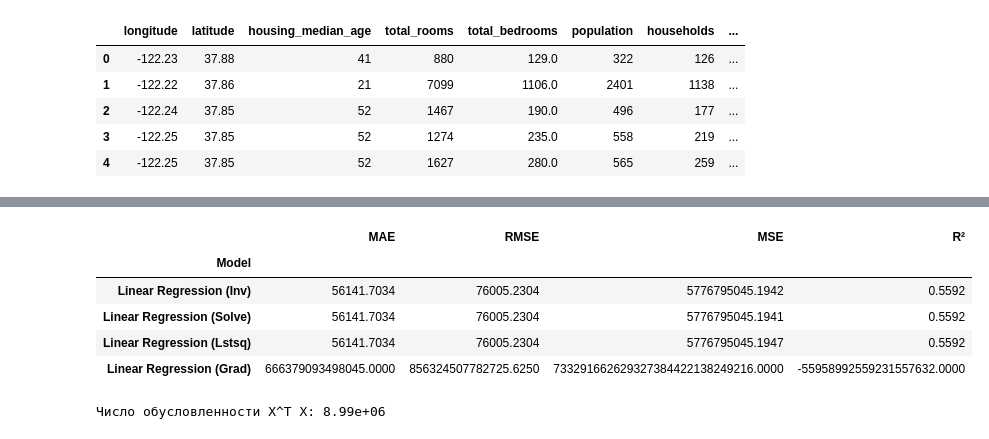
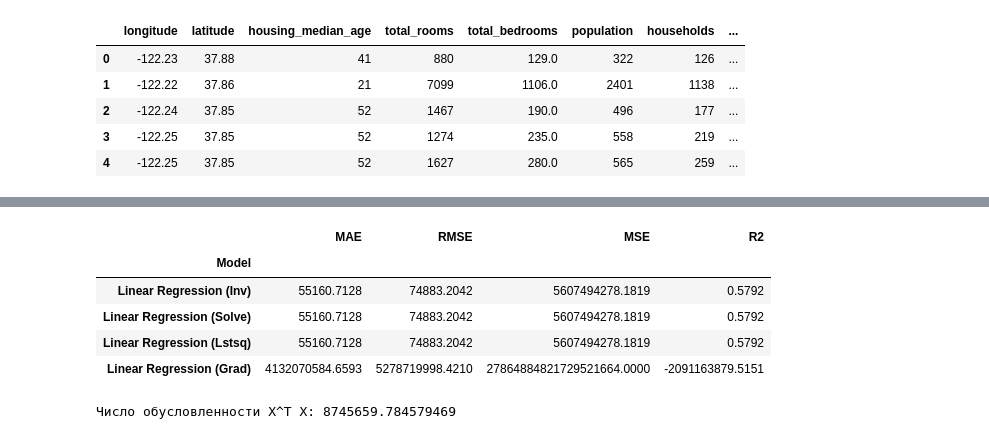
Before and after one commit to EgorAndrik/numerical-analysis-labs, a Jupyter notebook: CVW1.ipynb, the cells around one changed output, grey strips where cells are left out. Saved outputs shown, nothing was run; the diff lists cells and outputs as text; code cells hidden in the pictures.

```diff
--- a/CVW1.ipynb
+++ b/CVW1.ipynb
@@ -233,7 +250,7 @@ def evaluate_models(models, X_test, y_test):
             "MAE": f"{mae:.4f}",
             "RMSE": f"{rmse:.4f}",
             "MSE": f"{mse:.4f}",
-            "R²": f"{r2:.4f}",
+            "R2": f"{r2:.4f}",
         })
     df = pd.DataFrame(results).set_index("Model")
     return df
@@ -255,20 +272,22 @@ class LinearRegression:
             raise ValueError(f"Unknown fit_var: {fit_var}")
 
     def _fit_gradient_lin_reg(self, X, y, iter, learning_rate, eps, delta):
-        self.w = np.random.rand(X.shape[1])
+        n = X.shape[0]
+        self.w = np.zeros(X.shape[1])
         best_w = self.w.copy()
         best_error = np.inf
         for i in range(iter):
             pred = X @ self.w
             error = np.mean(np.abs(pred - y) ** 2)
-            grad = 2 * X.T @ X @ self.w - 2 * X.T @ y
+            # grad = 2 * X.T @ X @ self.w - 2 * X.T @ y # спрашивал у клода почему тут все так плохо и почему-то тут
+            # не стабильный подсчет идет и поэтому надо подругому
+            grad = (2 / n) * X.T @ (pred - y)
             self.w -= learning_rate * grad
             if error < best_error:
                 best_error = error
                 best_w = self.w.copy()
             if error < eps or np.linalg.norm(grad) < delta:
                 break
-            print(f'Iter {i}: {error}')
         self.w = best_w
 
     def predict(self, X):
@@ -291,6 +310,6 @@ X = data.drop(columns=["median_house_value"]).values
 Y = data["median_house_value"].values
 # %%
 X_train, X_valid, Y_train, Y_valid = train_test_split(
-    X, Y, test_size=0.2, random_state=SEED
+    X, Y, test_size=TEST_SIZE, random_state=SEED
 )
 # %% [markdown]
@@ -306,4 +325,4 @@ lr_lstsq = LinearRegression()
 lr_lstsq.fit(X_train, Y_train, fit_var='lstsq')
 
 lr_grad = LinearRegression()
-lr_grad.fit(X_train, Y_train, fit_var='grad', iter=32)
+lr_grad.fit(X_train, Y_train, fit_var='grad', learning_rate=0.001)
@@ -328,21 +329,24 @@ Iter 31: inf
 # %%
 evaluate_models(
-    {'Linear Regression (Inv)': lr_inv,
-     'Linear Regression (Solve)': lr_solve,
-     'Linear Regression (Lstsq)': lr_lstsq,
-     'Linear Regression (Grad)': lr_grad},
-    X_valid, Y_valid)
+    {
+        'Linear Regression (Inv)': lr_inv,
+        'Linear Regression (Solve)': lr_solve,
+        'Linear Regression (Lstsq)': lr_lstsq,
+        'Linear Regression (Grad)': lr_grad
+    },
+    X_valid, Y_valid
+)
 # %% [output]
-|  | MAE | RMSE | MSE | R² |
+|  | MAE | RMSE | MSE | R2 |
 | Model |  |  |  |  |
-| Linear Regression (Inv) | 56141.7034 | 76005.2304 | 5776795045.1942 | 0.5592 |
-| Linear Regression (Solve) | 56141.7034 | 76005.2304 | 5776795045.1941 | 0.5592 |
-| Linear Regression (Lstsq) | 56141.7034 | 76005.2304 | 5776795045.1947 | 0.5592 |
-| Linear Regression (Grad) | 666379093498045.0000 | 856324507782725.6250 | 733291662629327384422138249216.0000 | -55958992559231557632.0000 |
+| Linear Regression (Inv) | 55160.7128 | 74883.2042 | 5607494278.1819 | 0.5792 |
+| Linear Regression (Solve) | 55160.7128 | 74883.2042 | 5607494278.1819 | 0.5792 |
+| Linear Regression (Lstsq) | 55160.7128 | 74883.2042 | 5607494278.1819 | 0.5792 |
+| Linear Regression (Grad) | 4132070584.6593 | 5278719998.4210 | 27864884821729521664.0000 | -2091163879.5151 |
 # %%
 XTX = X_train.T @ X_train
 
 cond = np.linalg.cond(XTX)
-print(f"Число обусловленности X^T X: {cond:.2e}")
+print(f"Число обусловленности X^T X: {cond}")
 # %% [output]
-Число обусловленности X^T X: 8.99e+06
+Число обусловленности X^T X: 8745659.784579469
```
Also changed, not shown: parts of 57 cells of this notebook.
